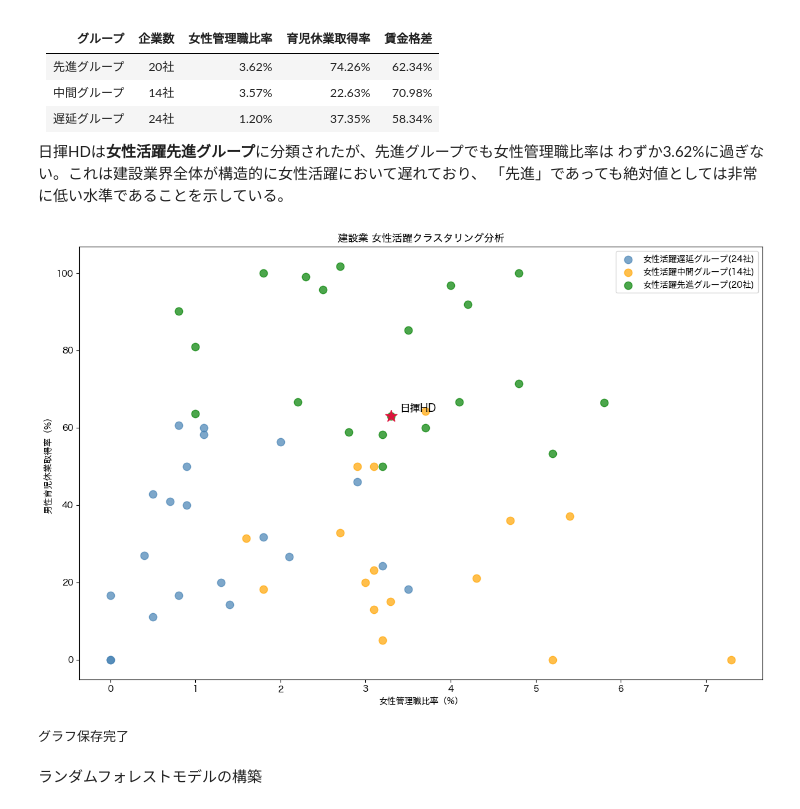
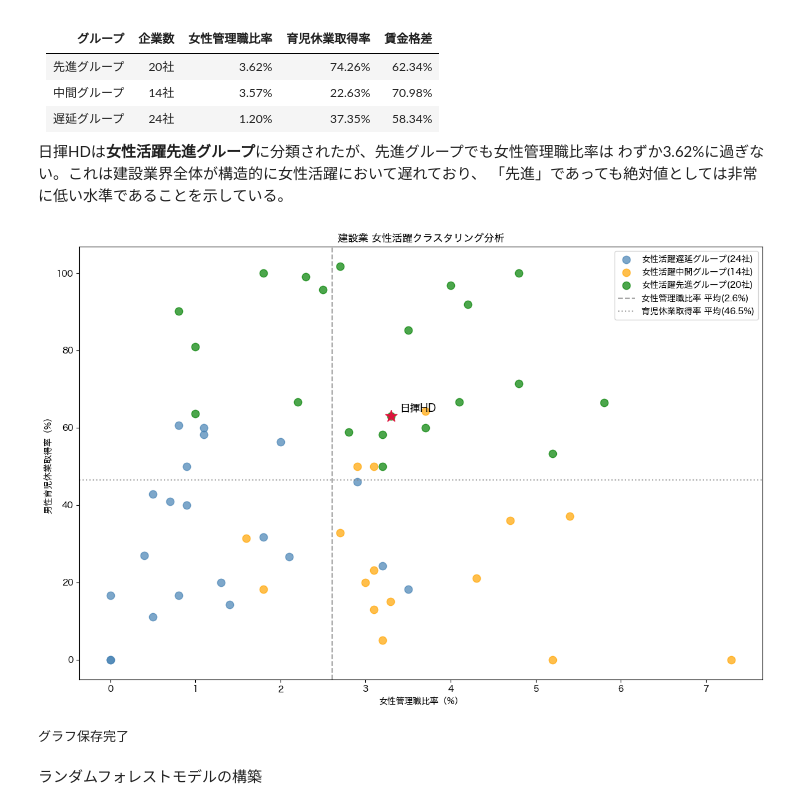
Before and after one commit to takeoka96/quest_1, a Jupyter notebook: notebooks/02_eda_visualization.ipynb, the cells around one changed output. Cells and saved outputs as stored; diff of their text form; code cells hidden in the pictures.

```diff
--- a/notebooks/02_eda_visualization.ipynb
+++ b/notebooks/02_eda_visualization.ipynb
@@ -281,34 +281,41 @@ cluster
 fig, ax = plt.subplots(figsize=(12, 8))
 
 colors = {0: 'steelblue', 1: 'orange', 2: 'green'}
 labels = {0: f'女性活躍遅延グループ(24社)',
           1: f'女性活躍中間グループ(14社)',
           2: f'女性活躍先進グループ(20社)'}
 
 for cluster_id in [0, 1, 2]:
     mask = df_cluster['cluster'] == cluster_id
     subset = df_cluster[mask]
     ax.scatter(subset['female_manager_ratio'].values,
                subset['male_childcare_leave_rate'].values,
                c=colors[cluster_id],
                label=labels[cluster_id],
                alpha=0.7, s=80)
 
 # 日揮HDをハイライト
 ax.scatter(3.3, 63.0, c='crimson', s=200, zorder=5, marker='*')
 ax.annotate('日揮HD', (3.3, 63.0),
             textcoords="offset points", xytext=(10, 5), fontsize=12)
 
+# 業界平均線を追加
+avg_female = df_cluster['female_manager_ratio'].mean()
+avg_childcare = df_cluster['male_childcare_leave_rate'].mean()
+
+ax.axvline(x=avg_female, color='gray', linestyle='--', alpha=0.7, label=f'女性管理職比率 平均({avg_female:.1f}%)')
+ax.axhline(y=avg_childcare, color='gray', linestyle=':', alpha=0.7, label=f'育児休業取得率 平均({avg_childcare:.1f}%)')
+
 ax.set_xlabel('女性管理職比率（%）')
 ax.set_ylabel('男性育児休業取得率（%）')
 ax.set_title('建設業 女性活躍クラスタリング分析')
 ax.legend()
 plt.tight_layout()
 plt.savefig(os.path.join(base_path, 'fig05_clustering.png'), dpi=150)
 plt.show()
 print("グラフ保存完了")
 # %% [output]
-[figure, old version]
+[figure, new version]
 グラフ保存完了
 # %% [markdown]
 ランダムフォレストモデルの構築
```
Also changed, not shown: 5 other files.
